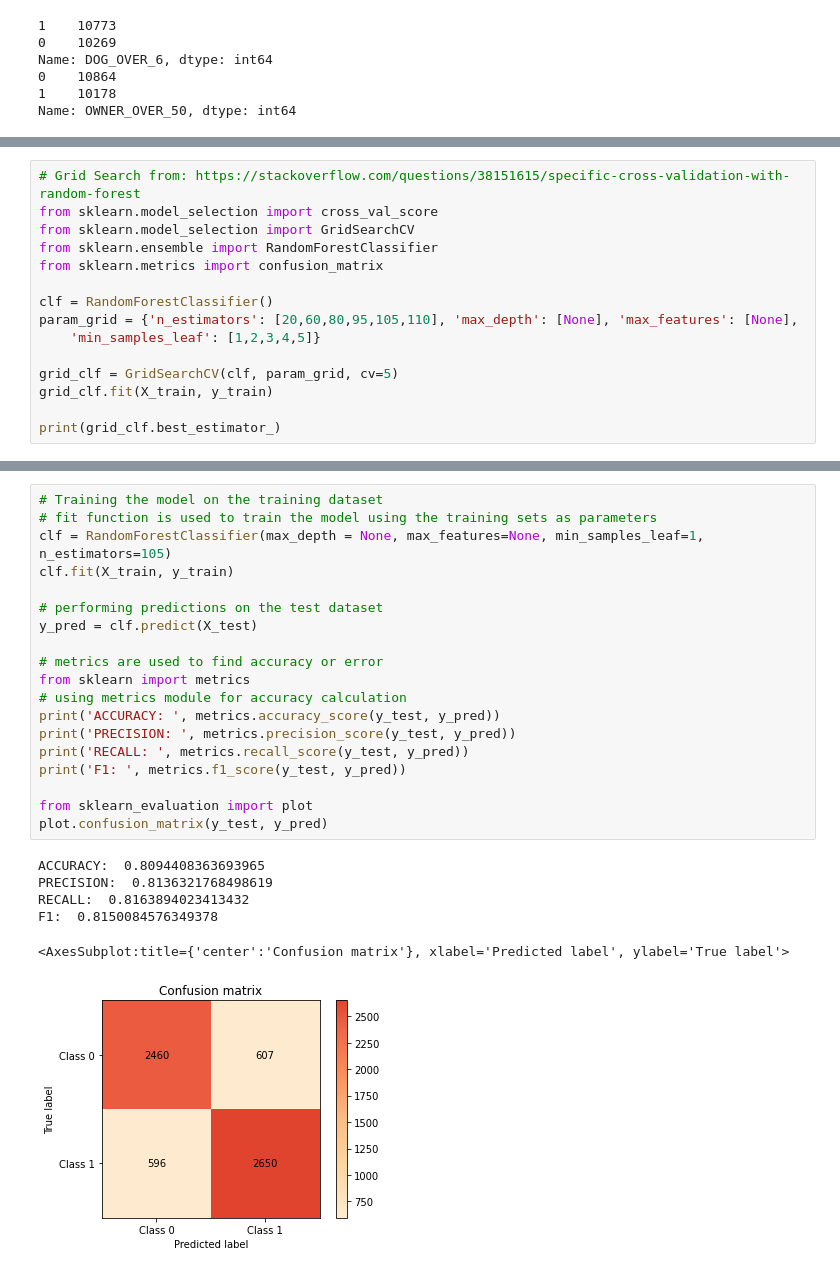
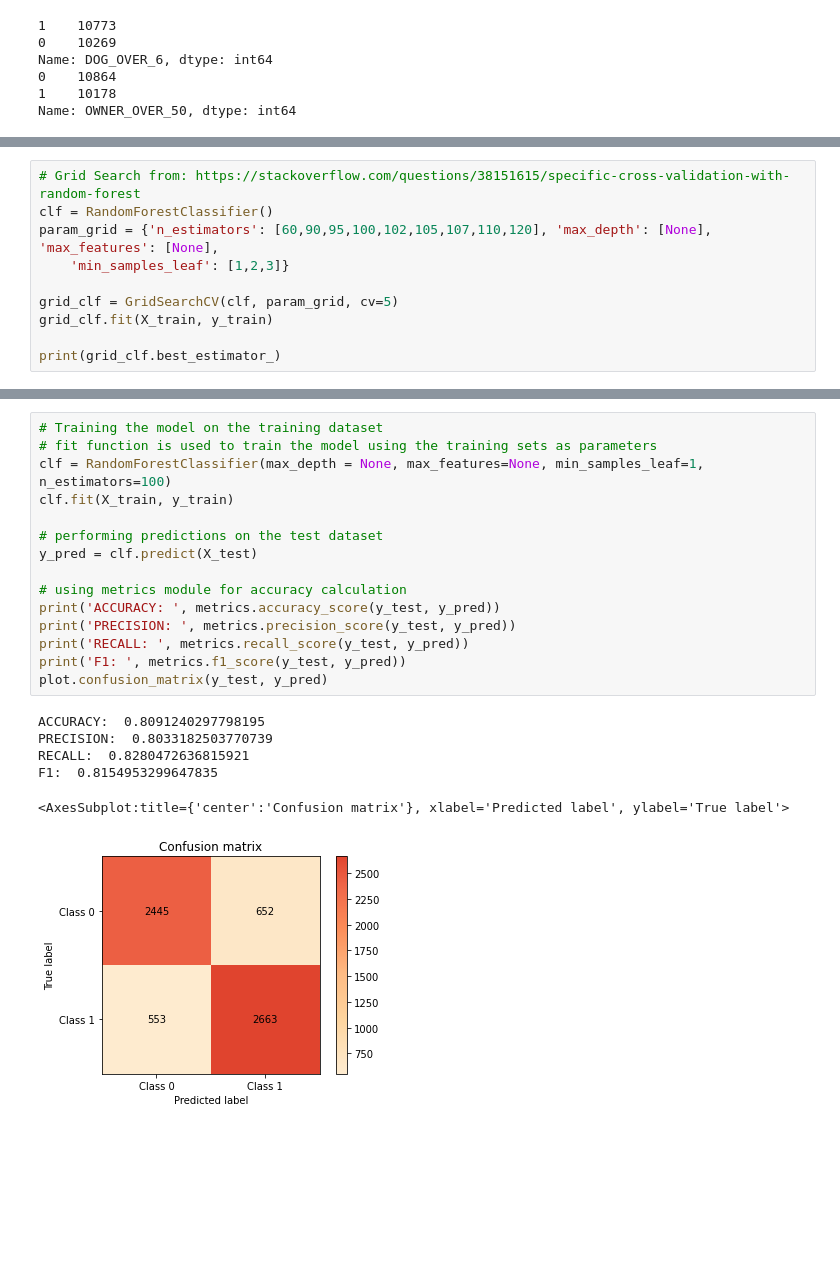
Before and after one commit to nycantwell/nycantwell, a Jupyter notebook: Data_storytelling_swiss_dog_owners/Swiss_dogs_story.ipynb, the cells around one changed output, grey strips where cells are left out. Saved outputs shown, nothing was run; the diff lists cells and outputs as text; blank space fills up the shorter version.

```diff
--- a/Data_storytelling_swiss_dog_owners/Swiss_dogs_story.ipynb
+++ b/Data_storytelling_swiss_dog_owners/Swiss_dogs_story.ipynb
@@ -465,14 +428,9 @@ X_train.describe()
 8 rows × 24 columns
 # %%
 # Grid Search from: https://stackoverflow.com/questions/38151615/specific-cross-validation-with-random-forest
-from sklearn.model_selection import cross_val_score
-from sklearn.model_selection import GridSearchCV
-from sklearn.ensemble import RandomForestClassifier
-from sklearn.metrics import confusion_matrix
-
 clf = RandomForestClassifier()
-param_grid = {'n_estimators': [20,60,80,95,105,110], 'max_depth': [None], 'max_features': [None],
-    'min_samples_leaf': [1,2,3,4,5]}
+param_grid = {'n_estimators': [60,90,95,100,102,105,107,110,120], 'max_depth': [None], 'max_features': [None],
+    'min_samples_leaf': [1,2,3]}
 
 grid_clf = GridSearchCV(clf, param_grid, cv=5)
 grid_clf.fit(X_train, y_train)
@@ -493,26 +451,22 @@ cv_res[cv_res['rank_test_score']<=5].sort_values(by=['rank_test_score'])
 # %%
 # Training the model on the training dataset
 # fit function is used to train the model using the training sets as parameters
-clf = RandomForestClassifier(max_depth = None, max_features=None, min_samples_leaf=1, n_estimators=105)
+clf = RandomForestClassifier(max_depth = None, max_features=None, min_samples_leaf=1, n_estimators=100)
 clf.fit(X_train, y_train)
 
 # performing predictions on the test dataset
 y_pred = clf.predict(X_test)
 
-# metrics are used to find accuracy or error
-from sklearn import metrics
 # using metrics module for accuracy calculation
 print('ACCURACY: ', metrics.accuracy_score(y_test, y_pred))
 print('PRECISION: ', metrics.precision_score(y_test, y_pred))
 print('RECALL: ', metrics.recall_score(y_test, y_pred))
 print('F1: ', metrics.f1_score(y_test, y_pred))
-
-from sklearn_evaluation import plot
 plot.confusion_matrix(y_test, y_pred)
 # %% [output]
-ACCURACY:  0.8094408363693965
-PRECISION:  0.8136321768498619
-RECALL:  0.8163894023413432
-F1:  0.8150084576349378
+ACCURACY:  0.8091240297798195
+PRECISION:  0.8033182503770739
+RECALL:  0.8280472636815921
+F1:  0.8154953299647835
 <AxesSubplot:title={'center':'Confusion matrix'}, xlabel='Predicted label', ylabel='True label'>
-[figure, old version]
+[figure, new version]
```
Also changed, not shown: parts of 12 cells of this notebook.
